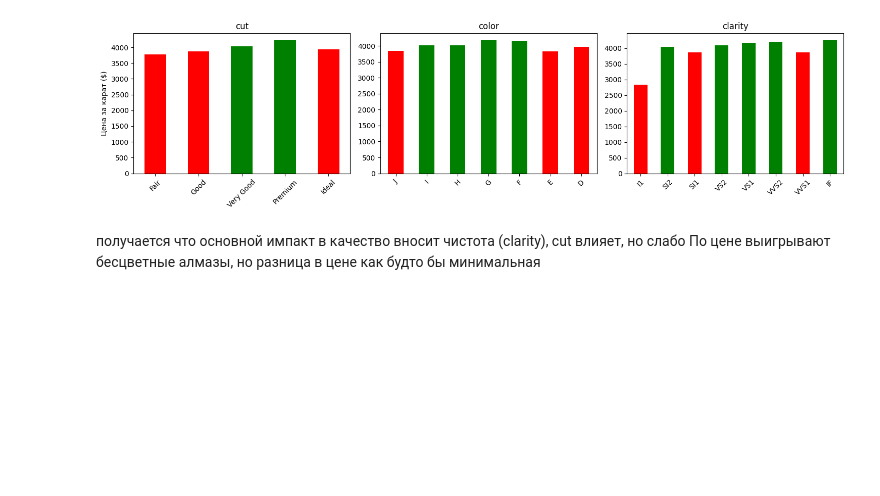
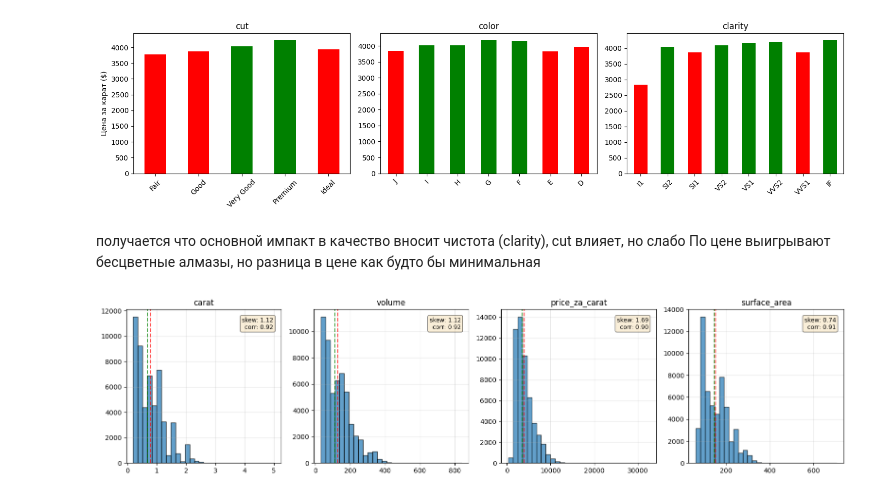
Before and after one commit to PINNOS/eda-2025, a Jupyter notebook: 5lab/rmaEDA_pipeline.ipynb, the cells around one changed output. Cells and saved outputs as stored; diff of their text form; code cells hidden in the pictures; blank space fills up the shorter version.

```diff
--- a/5lab/rmaEDA_pipeline.ipynb
+++ b/5lab/rmaEDA_pipeline.ipynb
@@ -146,23 +146,3 @@ print(df_clean.isna().sum().sum())
 Площадь поверхности surface_area Площадь поверхности может влиять на блеск алмаза. Большая площадь поверхности при том же объеме может означать лучшую огранку
 
 тк цены алмазов распределены неравномерно то введем логарифмирование цены log(1 + price)
-# %%
-df_clean['volume'] = df_clean['x'] * df_clean['y'] * df_clean['z']
-print(f"   Средний объем {df_clean['volume'].mean():.2f} мм^3")
-print(f"   Корреляция объема с ценой {df_clean['volume'].corr(df_clean['price']):.4f}")
-
-df_clean['price_za_carat'] = df_clean['price'] / df_clean['carat']
-print(f"   Средняя цена за карат ${df_clean['price_za_carat'].mean():.2f}")
-print(f"   Корреляция price_za_carat с price {df_clean['price_za_carat'].corr(df_clean['price']):.4f}")
-
-df_clean['depth_percentage'] = (df_clean['depth'] / ((df_clean['x'] + df_clean['y']) / 2)) * 100
-print(f"   Средний процент глубины {df_clean['depth_percentage'].mean():.1f}%")
-print(f"   Корреляция depth_percentage с price {df_clean['depth_percentage'].corr(df_clean['price']):.4f}")
-
-df_clean['surface_area'] = 2 * (df_clean['x']*df_clean['y'] + df_clean['x']*df_clean['z'] + df_clean['y']*df_clean['z'])
-print(f"   Средняя площадь поверхности: {df_clean['surface_area'].mean():.2f} мм²")
-print(f"   Корреляция surface_area с price: {df_clean['surface_area'].corr(df_clean['price']):.4f}")
-
-df_clean['log_price'] = np.log1p(df_clean['price'])
-print(f"  Skewness оригинальной цены: {df_clean['price'].skew():.3f}")
-print(f"  Skewness логарифмированной: {df_clean['log_price'].skew():.3f}")
@@ -234,3 +208,36 @@ plt.show()
 # %% [markdown]
 получается что основной импакт в качество вносит чистота (clarity), сut влияет, но слабо
 По цене выигрывают бесцветные алмазы, но разница в цене как будто бы минимальная
+# %%
+key_features = ['carat', 'volume', 'price_za_carat', 'surface_area']
+
+fig, axes = plt.subplots(1, 4, figsize=(16, 4))
+
+for i, col in enumerate(key_features):
+    ax = axes[i]
+
+
+    df_clean[col].hist(bins=30, ax=ax, edgecolor='black', alpha=0.7)
+
+
+    mean_val = df_clean[col].mean()
+    median_val = df_clean[col].median()
+
+    ax.axvline(mean_val, color='red', linestyle='--', linewidth=1.5, alpha=0.7)
+    ax.axvline(median_val, color='green', linestyle='--', linewidth=1.5, alpha=0.7)
+
+    ax.set_title(f'{col}')
+    ax.set_xlabel('')
+    ax.grid(True, alpha=0.3)
+
+
+    skew_val = df_clean[col].skew()
+    stats_text = f'skew: {skew_val:.2f}\ncorr: {df_clean[col].corr(df_clean["price"]):.2f}'
+    ax.text(0.95, 0.95, stats_text, transform=ax.transAxes,
+            fontsize=9, verticalalignment='top', horizontalalignment='right',
+            bbox=dict(boxstyle='round', facecolor='wheat', alpha=0.5))
+
+plt.tight_layout()
+plt.show()
+# %% [output]
+[figure, added]
```
Also changed, not shown: parts of 20 cells of this notebook.
